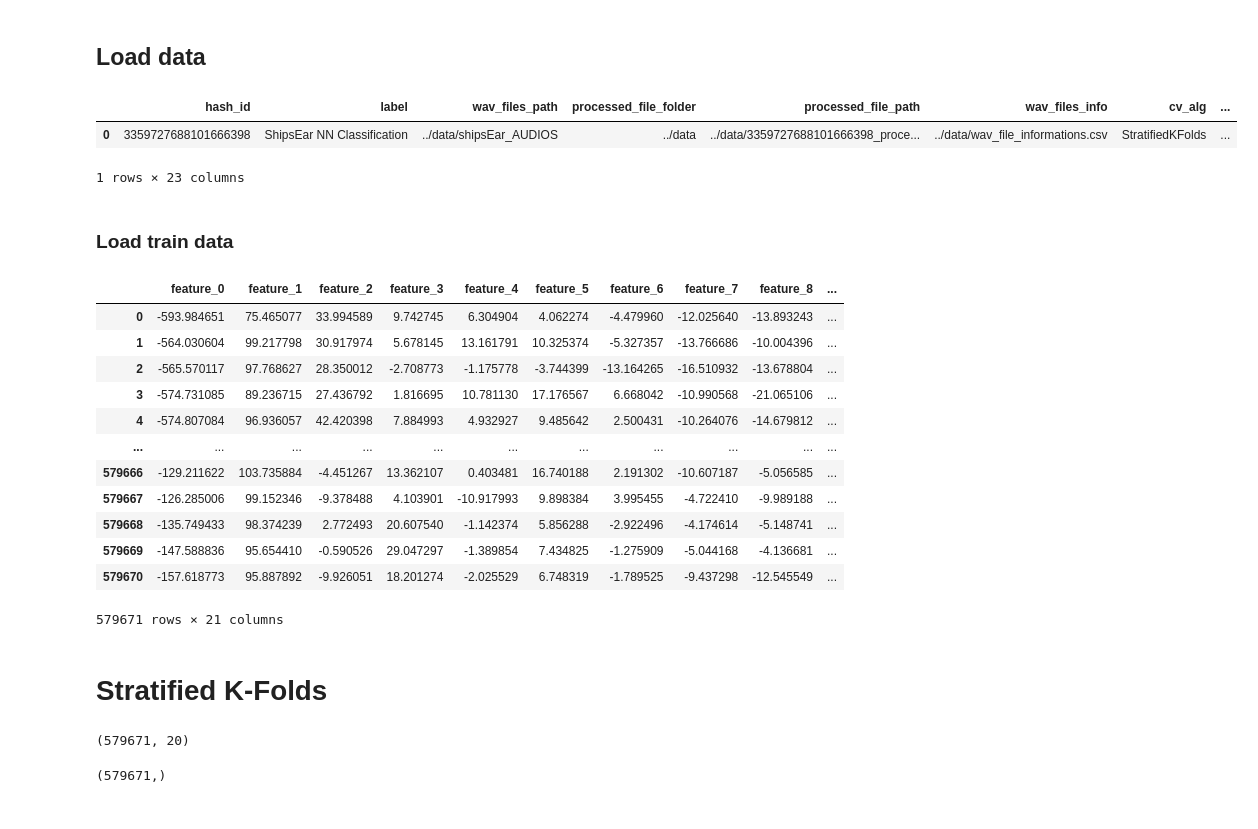
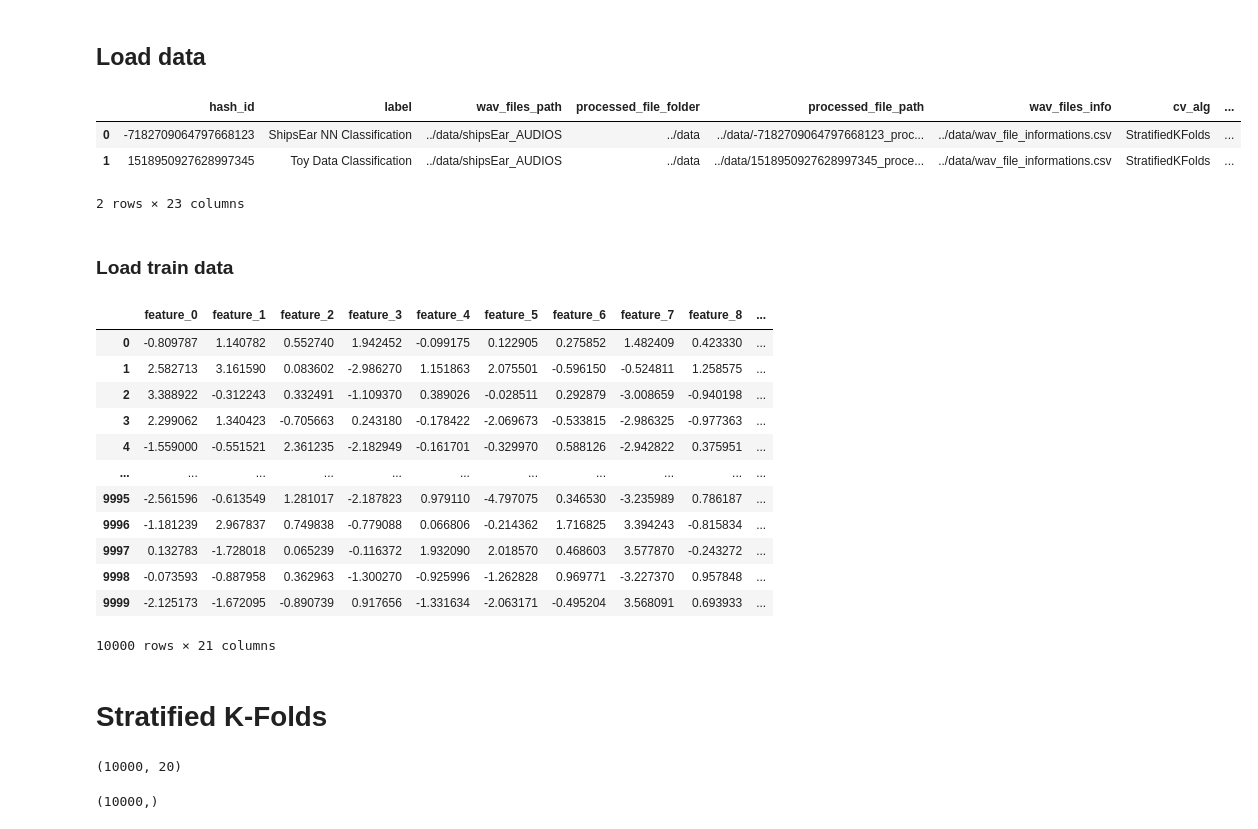
Before and after one commit to natmourajr/SonarClassification, a Jupyter notebook: notebooks/2 - cross_validation_generation.ipynb, the cells around one changed output. Cells and saved outputs as stored; diff of their text form; code cells hidden in the pictures.

```diff
--- a/notebooks/2 - cross_validation_generation.ipynb
+++ b/notebooks/2 - cross_validation_generation.ipynb
@@ -13,12 +13,13 @@ import os
 ## Load data
 # %%
 df_config = pd.read_csv('../data/config.csv')
-train_id = 0
+train_id = 1
 df_config
 # %% [output]
 |  | hash_id | label | wav_files_path | processed_file_folder | processed_file_path | wav_files_info | cv_alg | ... |
-| 0 | 3359727688101666398 | ShipsEar NN Classification | ../data/shipsEar_AUDIOS | ../data | ../data/3359727688101666398_proce... | ../data/wav_file_informations.csv | StratifiedKFolds | ... |
+| 0 | -7182709064797668123 | ShipsEar NN Classification | ../data/shipsEar_AUDIOS | ../data | ../data/-7182709064797668123_proc... | ../data/wav_file_informations.csv | StratifiedKFolds | ... |
+| 1 | 1518950927628997345 | Toy Data Classification | ../data/shipsEar_AUDIOS | ../data | ../data/1518950927628997345_proce... | ../data/wav_file_informations.csv | StratifiedKFolds | ... |
-1 rows × 23 columns
+2 rows × 23 columns
 # %% [markdown]
 ### Load train data
 # %%
@@ -27,18 +28,18 @@ df_train = pd.read_csv(df_config['train_data_path'][train_id])
 df_train
 # %% [output]
 |  | feature_0 | feature_1 | feature_2 | feature_3 | feature_4 | feature_5 | feature_6 | feature_7 | feature_8 | ... |
-| 0 | -593.984651 | 75.465077 | 33.994589 | 9.742745 | 6.304904 | 4.062274 | -4.479960 | -12.025640 | -13.893243 | ... |
-| 1 | -564.030604 | 99.217798 | 30.917974 | 5.678145 | 13.161791 | 10.325374 | -5.327357 | -13.766686 | -10.004396 | ... |
-| 2 | -565.570117 | 97.768627 | 28.350012 | -2.708773 | -1.175778 | -3.744399 | -13.164265 | -16.510932 | -13.678804 | ... |
-| 3 | -574.731085 | 89.236715 | 27.436792 | 1.816695 | 10.781130 | 17.176567 | 6.668042 | -10.990568 | -21.065106 | ... |
-| 4 | -574.807084 | 96.936057 | 42.420398 | 7.884993 | 4.932927 | 9.485642 | 2.500431 | -10.264076 | -14.679812 | ... |
+| 0 | -0.809787 | 1.140782 | 0.552740 | 1.942452 | -0.099175 | 0.122905 | 0.275852 | 1.482409 | 0.423330 | ... |
+| 1 | 2.582713 | 3.161590 | 0.083602 | -2.986270 | 1.151863 | 2.075501 | -0.596150 | -0.524811 | 1.258575 | ... |
+| 2 | 3.388922 | -0.312243 | 0.332491 | -1.109370 | 0.389026 | -0.028511 | 0.292879 | -3.008659 | -0.940198 | ... |
+| 3 | 2.299062 | 1.340423 | -0.705663 | 0.243180 | -0.178422 | -2.069673 | -0.533815 | -2.986325 | -0.977363 | ... |
+| 4 | -1.559000 | -0.551521 | 2.361235 | -2.182949 | -0.161701 | -0.329970 | 0.588126 | -2.942822 | 0.375951 | ... |
 | ... | ... | ... | ... | ... | ... | ... | ... | ... | ... | ... |
-| 579666 | -129.211622 | 103.735884 | -4.451267 | 13.362107 | 0.403481 | 16.740188 | 2.191302 | -10.607187 | -5.056585 | ... |
-| 579667 | -126.285006 | 99.152346 | -9.378488 | 4.103901 | -10.917993 | 9.898384 | 3.995455 | -4.722410 | -9.989188 | ... |
-| 579668 | -135.749433 | 98.374239 | 2.772493 | 20.607540 | -1.142374 | 5.856288 | -2.922496 | -4.174614 | -5.148741 | ... |
-| 579669 | -147.588836 | 95.654410 | -0.590526 | 29.047297 | -1.389854 | 7.434825 | -1.275909 | -5.044168 | -4.136681 | ... |
-| 579670 | -157.618773 | 95.887892 | -9.926051 | 18.201274 | -2.025529 | 6.748319 | -1.789525 | -9.437298 | -12.545549 | ... |
+| 9995 | -2.561596 | -0.613549 | 1.281017 | -2.187823 | 0.979110 | -4.797075 | 0.346530 | -3.235989 | 0.786187 | ... |
+| 9996 | -1.181239 | 2.967837 | 0.749838 | -0.779088 | 0.066806 | -0.214362 | 1.716825 | 3.394243 | -0.815834 | ... |
+| 9997 | 0.132783 | -1.728018 | 0.065239 | -0.116372 | 1.932090 | 2.018570 | 0.468603 | 3.577870 | -0.243272 | ... |
+| 9998 | -0.073593 | -0.887958 | 0.362963 | -1.300270 | -0.925996 | -1.262828 | 0.969771 | -3.227370 | 0.957848 | ... |
+| 9999 | -2.125173 | -1.672095 | -0.890739 | 0.917656 | -1.331634 | -2.063171 | -0.495204 | 3.568091 | 0.693933 | ... |
-579671 rows × 21 columns
+10000 rows × 21 columns
 # %% [markdown]
 # Stratified K-Folds
 # %%
@@ -62,8 +63,8 @@ for idx, (trn_idx, val_idx) in enumerate(cv.split(data,target)):
 # %%
 data.shape
 # %% [output]
-(579671, 20)
+(10000, 20)
 # %%
 target.shape
 # %% [output]
-(579671,)
+(10000,)
```
Also changed, not shown: 5 other files.
